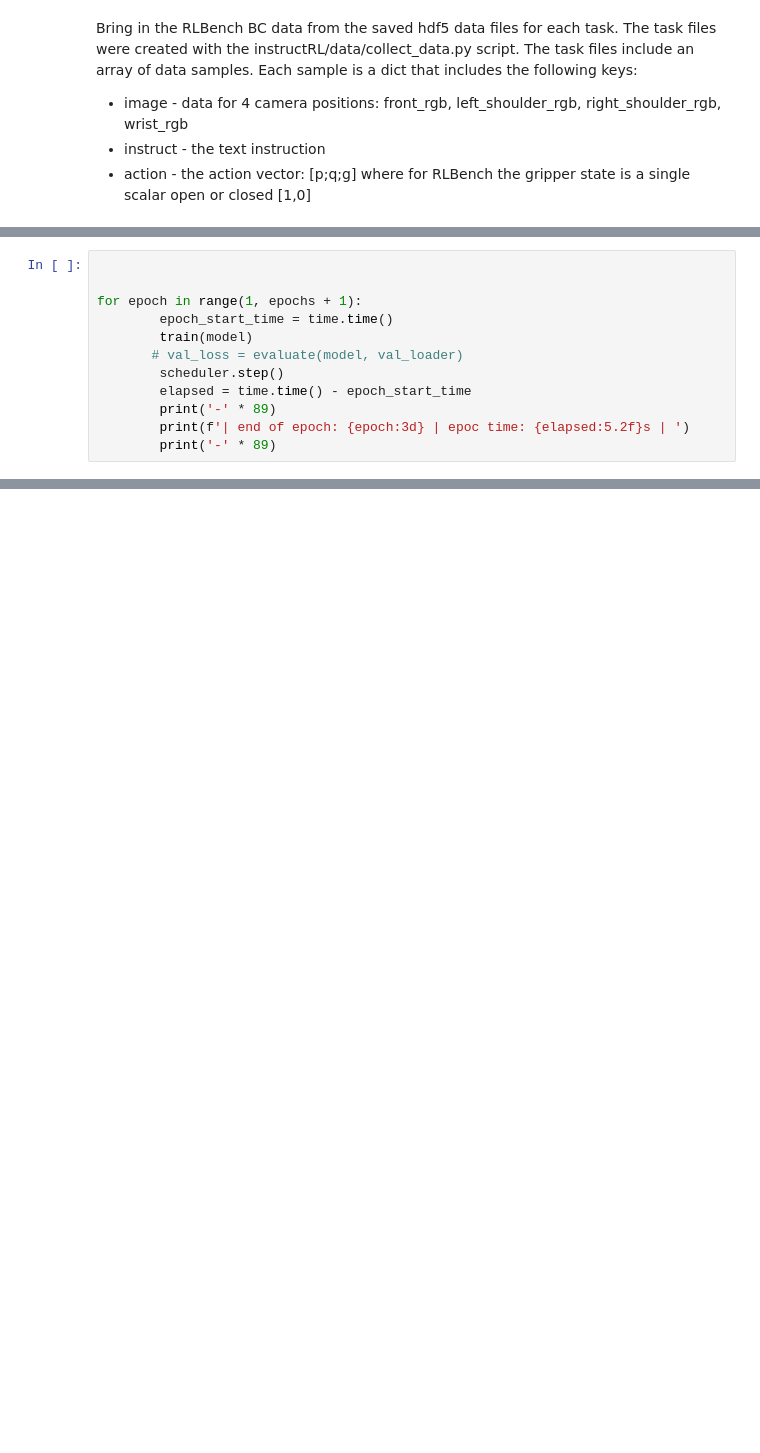
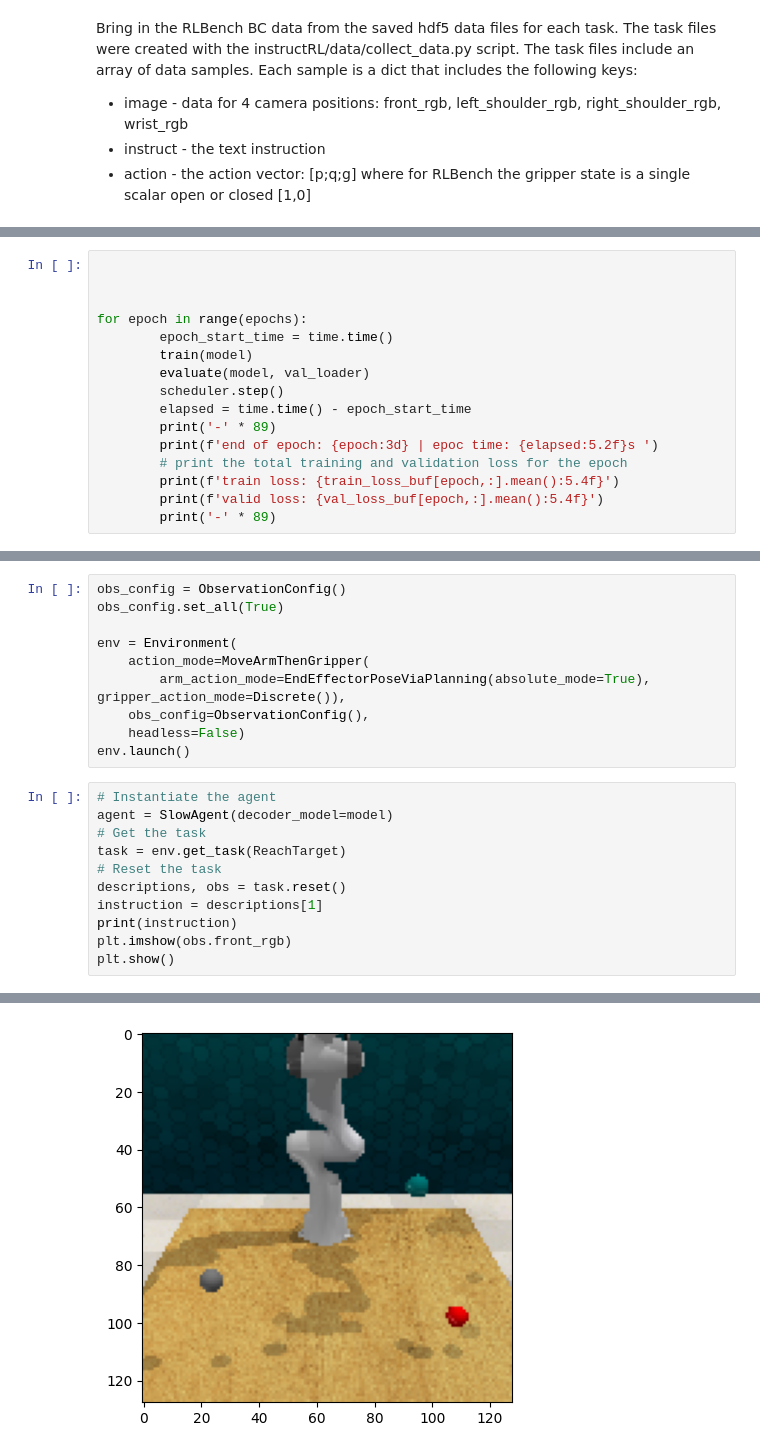
Before and after one commit to levi-kennedy/flava-action-xformer, a Jupyter notebook: main.ipynb, the cells around one changed output, grey strips where cells are left out. Cells and saved outputs as stored; diff of their text form; blank space fills up the shorter version.

```diff
--- a/main.ipynb
+++ b/main.ipynb
@@ -264,13 +251,17 @@ def evaluate(model: nn.Module, val_loader: iter) -> float:
 # %%
 
 
-for epoch in range(1, epochs + 1):
+
+for epoch in range(epochs):
         epoch_start_time = time.time()
         train(model)
-       # val_loss = evaluate(model, val_loader)
+        evaluate(model, val_loader)
         scheduler.step()
         elapsed = time.time() - epoch_start_time
         print('-' * 89)
-        print(f'| end of epoch: {epoch:3d} | epoc time: {elapsed:5.2f}s | ')
+        print(f'end of epoch: {epoch:3d} | epoc time: {elapsed:5.2f}s ')
+        # print the total training and validation loss for the epoch
+        print(f'train loss: {train_loss_buf[epoch,:].mean():5.4f}')
+        print(f'valid loss: {val_loss_buf[epoch,:].mean():5.4f}')
         print('-' * 89)
 # %% [output]
@@ -313,0 +378,22 @@ fig1 = plt.gcf()
+# %%
+obs_config = ObservationConfig()
+obs_config.set_all(True)
+
+env = Environment(
+    action_mode=MoveArmThenGripper(
+        arm_action_mode=EndEffectorPoseViaPlanning(absolute_mode=True), gripper_action_mode=Discrete()),
+    obs_config=ObservationConfig(),
+    headless=False)
+env.launch()
+# %%
+# Instantiate the agent
+agent = SlowAgent(decoder_model=model)
+# Get the task
+task = env.get_task(ReachTarget)
+# Reset the task
+descriptions, obs = task.reset()
+instruction = descriptions[1]
+print(instruction)
+plt.imshow(obs.front_rgb)
+plt.show()
+# %% [output]
@@ -313,0 +407 @@ fig1 = plt.gcf()
+[figure, added]
```
Also changed, not shown: parts of 22 cells of this notebook, 5 other files.
